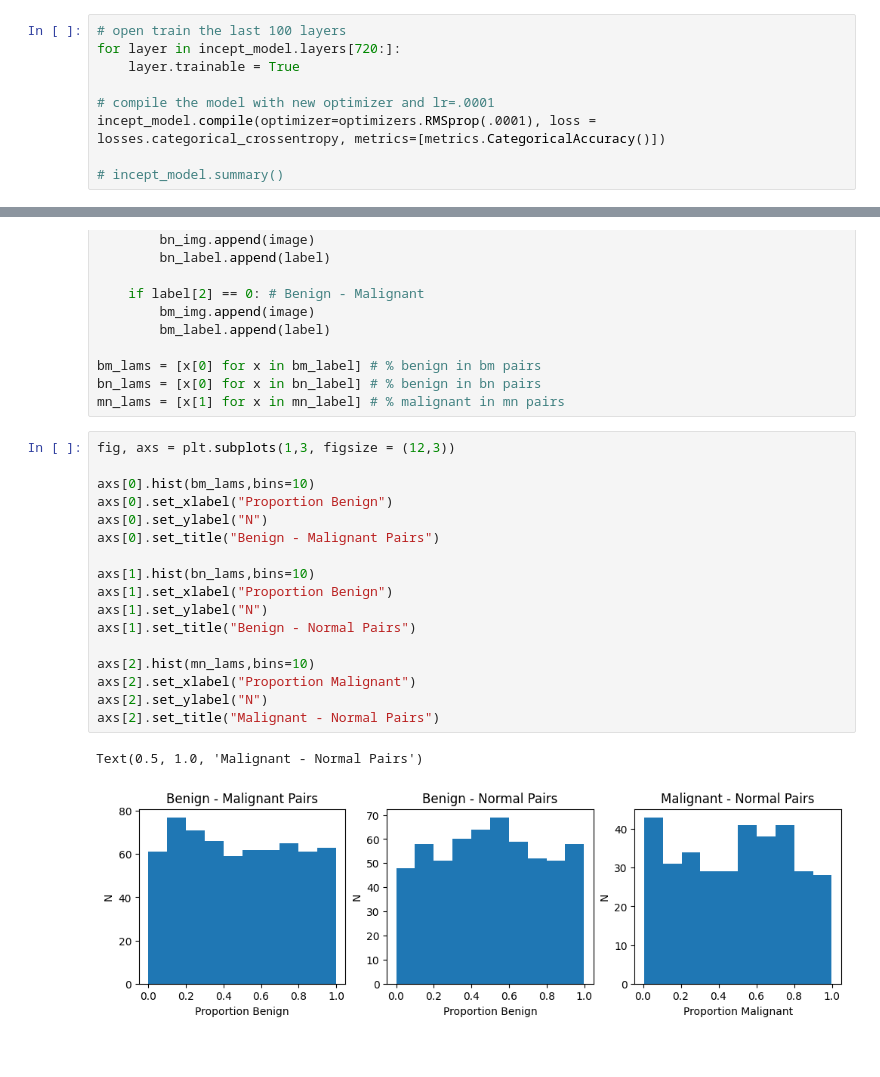
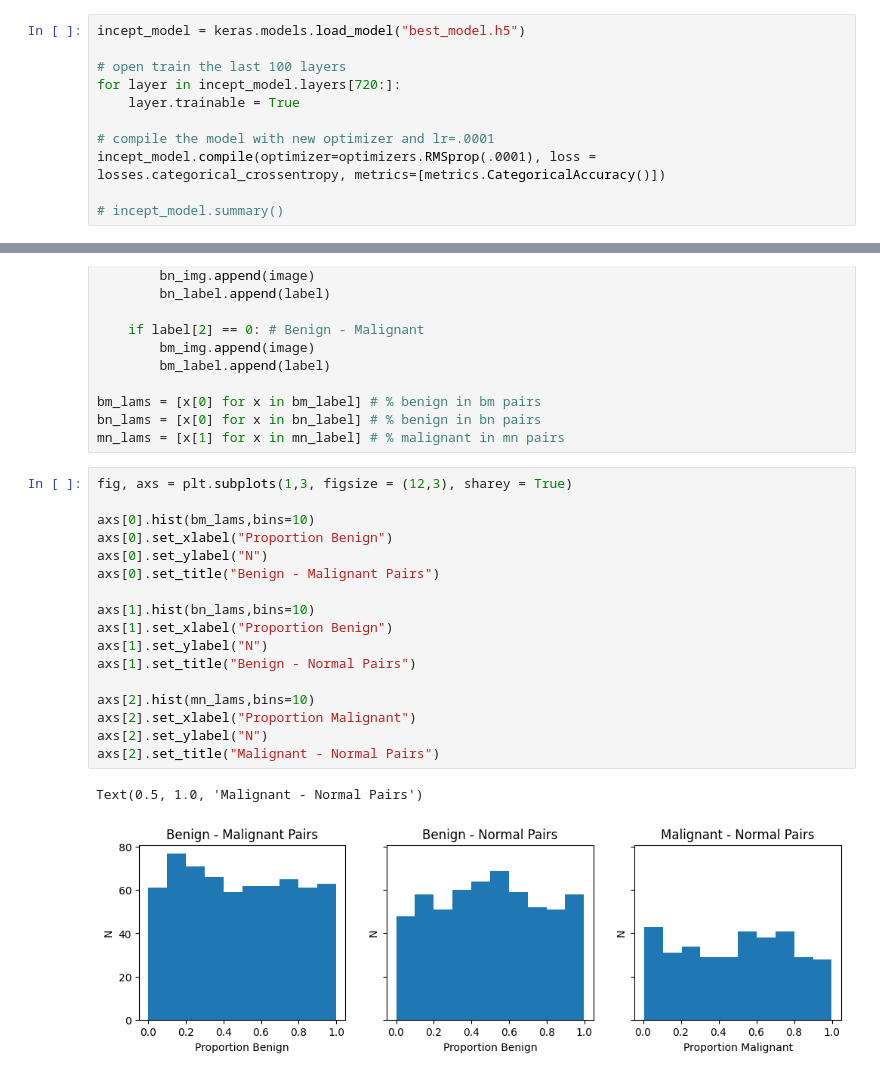
Before and after one commit to willpoulett/MUBA_pipeline, a Jupyter notebook: main2.ipynb, the cells around one changed output, grey strips where cells are left out. Saved outputs shown, nothing was run; the diff lists cells and outputs as text.

```diff
--- a/main2.ipynb
+++ b/main2.ipynb
@@ -343,6 +343,8 @@ incept_model.evaluate(x=x_test, y = y_test, batch_size=32, verbose=1)
 4/4 [==============================] - 8s 2s/step - loss: 5.1809 - categorical_accuracy: 0.3710
 [5.180875301361084, 0.3709677457809448]
 # %%
+incept_model = keras.models.load_model("best_model.h5")
+
 # open train the last 100 layers
 for layer in incept_model.layers[720:]:
     layer.trainable = True
@@ -515,25 +527,25 @@ bm_lams = [x[0] for x in bm_label] # % benign in bm pairs
 bn_lams = [x[0] for x in bn_label] # % benign in bn pairs
 mn_lams = [x[1] for x in mn_label] # % malignant in mn pairs
 # %%
-fig, axs = plt.subplots(1,3, figsize = (12,3))
+fig, axs = plt.subplots(1,3, figsize = (12,3), sharey = True)
 
 axs[0].hist(bm_lams,bins=10)
 axs[0].set_xlabel("Proportion Benign")
 axs[0].set_ylabel("N")
 axs[0].set_title("Benign - Malignant Pairs")
 
 axs[1].hist(bn_lams,bins=10)
 axs[1].set_xlabel("Proportion Benign")
 axs[1].set_ylabel("N")
 axs[1].set_title("Benign - Normal Pairs")
 
 axs[2].hist(mn_lams,bins=10)
 axs[2].set_xlabel("Proportion Malignant")
 axs[2].set_ylabel("N")
 axs[2].set_title("Malignant - Normal Pairs")
 # %% [output]
 Text(0.5, 1.0, 'Malignant - Normal Pairs')
-[figure, old version]
+[figure, new version]
 # %%
 incorrect_mn = []
 incorrect_bn = []
```
Also changed, not shown: parts of 4 cells of this notebook, 1 other file.
